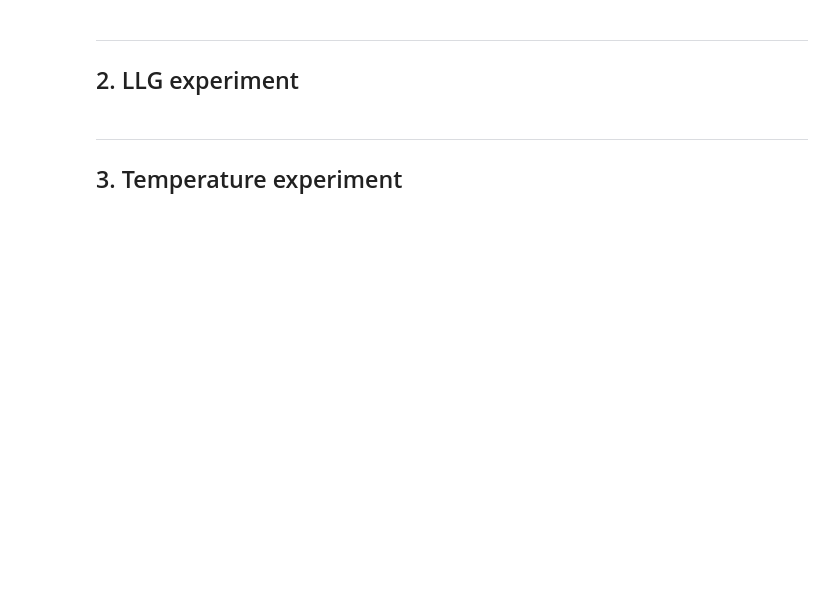
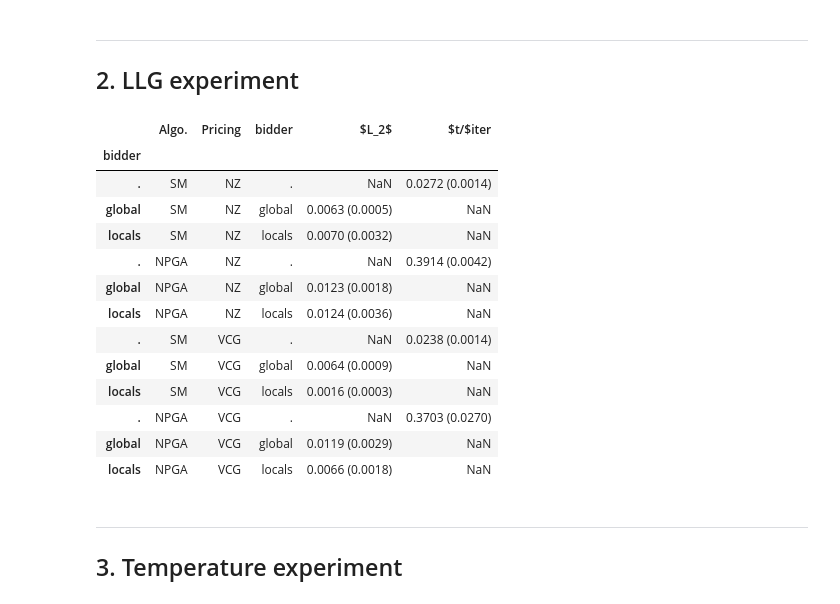
Before and after one commit to heidekrueger/bnelearn, a Jupyter notebook: notebooks/Smooth/smooth.ipynb, the cells around one changed output. Drawn from its saved outputs; the diff is of its cells as text; code cells hidden in the pictures; blank space fills up the shorter version.

```diff
--- a/notebooks/Smooth/smooth.ipynb
+++ b/notebooks/Smooth/smooth.ipynb
@@ -101,3 +110,33 @@ aggregate_df.head()
+# %%
+aggregate_df = pd.DataFrame()
+for path in paths:
+    df = single_asym_exp_logs_to_df(
+        path,
+        metrics=metrics,
+        with_stddev=True
+    )
+    df = df[["Smoothing", "Pricing", "bidder"] + [ALIASES_LATEX[m] for m in metrics]]
+    df["Smoothing"] = df["Smoothing"].apply(lambda x: "NPGA" if x is None else "SM")
+    df = df.rename(columns={"Smoothing": "Algo.", "bidder": "Bidder"})
+    aggregate_df = pd.concat([aggregate_df, df])
+
+df_to_tex(aggregate_df, name='llg_table.tex', label='tab:llg', caption='Results of the LLG experiments.')
+aggregate_df.head(16)
+# %% [output]
+|  | Algo. | Pricing | bidder | $L_2$ | $t/$iter |
+| bidder |  |  |  |  |  |
+| . | SM | NZ | . | NaN | 0.0272 (0.0014) |
+| global | SM | NZ | global | 0.0063 (0.0005) | NaN |
+| locals | SM | NZ | locals | 0.0070 (0.0032) | NaN |
+| . | NPGA | NZ | . | NaN | 0.3914 (0.0042) |
+| global | NPGA | NZ | global | 0.0123 (0.0018) | NaN |
+| locals | NPGA | NZ | locals | 0.0124 (0.0036) | NaN |
+| . | SM | VCG | . | NaN | 0.0238 (0.0014) |
+| global | SM | VCG | global | 0.0064 (0.0009) | NaN |
+| locals | SM | VCG | locals | 0.0016 (0.0003) | NaN |
+| . | NPGA | VCG | . | NaN | 0.3703 (0.0270) |
+| global | NPGA | VCG | global | 0.0119 (0.0029) | NaN |
+| locals | NPGA | VCG | locals | 0.0066 (0.0018) | NaN |
 # %% [markdown]
 ---
 ## 3. Temperature experiment
```
Also changed, not shown: parts of 4 cells of this notebook, 2 other files.
